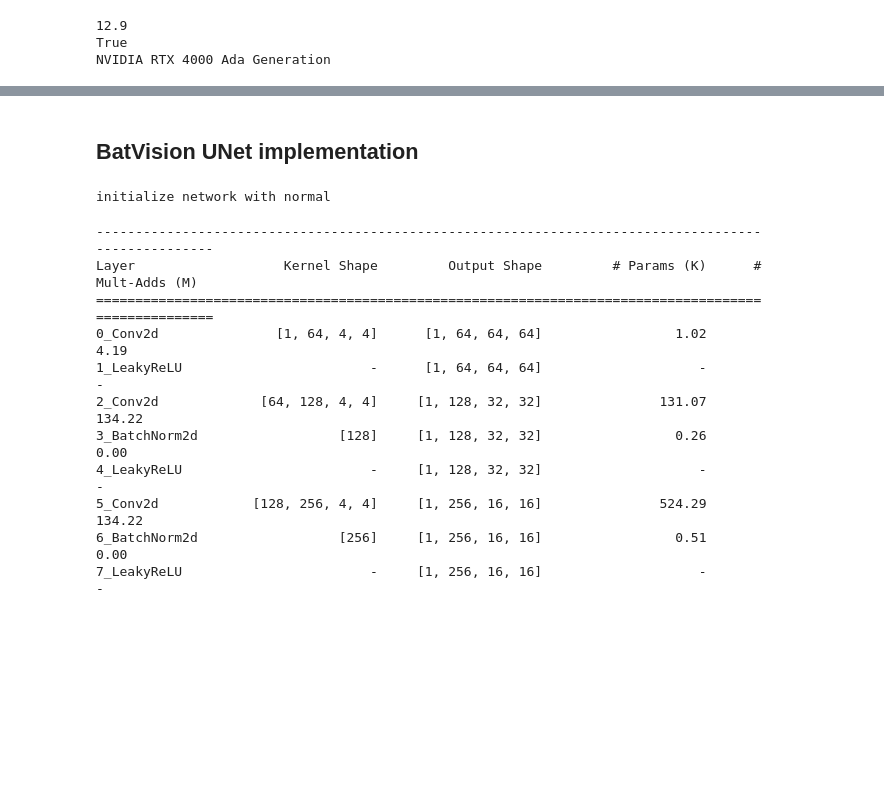
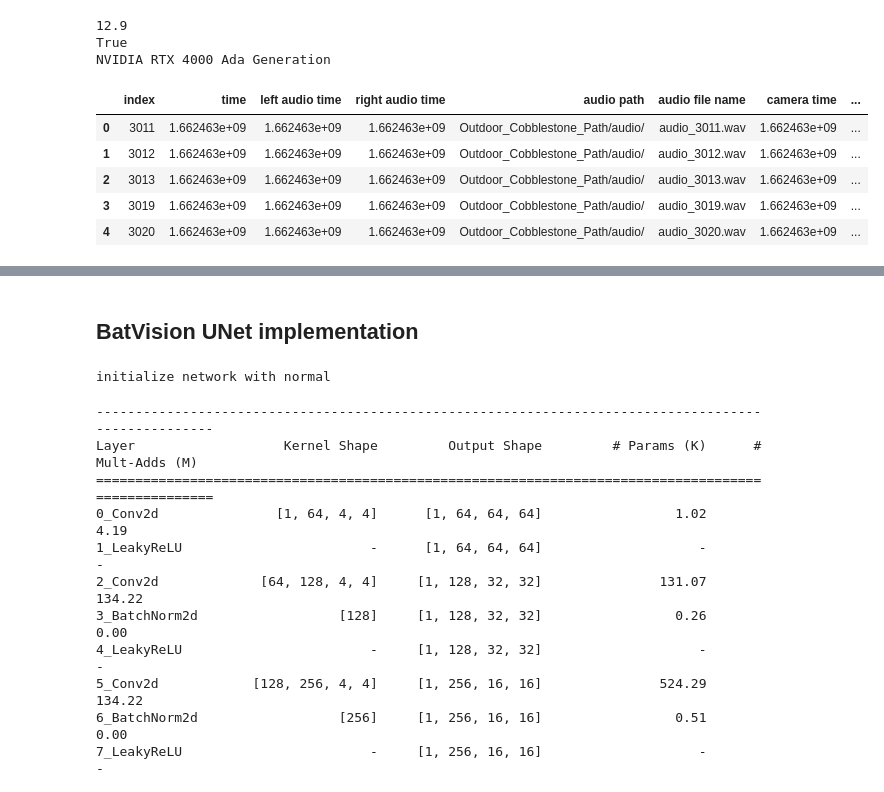
Before and after one commit to daniel-tomiwa/batvision, a Jupyter notebook: playground.ipynb, the cells around one changed output, grey strips where cells are left out. Saved outputs shown, nothing was run; the diff lists cells and outputs as text; code cells hidden in the pictures; blank space fills up the shorter version.

```diff
--- a/playground.ipynb
+++ b/playground.ipynb
@@ -8,3 +8,32 @@ print(torch.cuda.get_device_name(0))
 12.9
 True
 NVIDIA RTX 4000 Ada Generation
+# %%
+import os
+import pandas as pd
+import numpy as np
+import matplotlib.pyplot as plt
+
+
+root_dir = "/media/internal/nvme/daniel/batvision/data/BatvisionV2"
+annotation_file = "test.csv"
+
+location_list = os.listdir(root_dir)
+
+location_csv_paths = [os.path.join(root_dir, location, annotation_file) for location in location_list]
+
+instances = []
+
+for location_csv in location_csv_paths:
+    instances.append(pd.read_csv(location_csv))
+
+instances = pd.concat(instances)
+
+instances.head()
+# %% [output]
+|  | index | time | left audio time | right audio time | audio path | audio file name | camera time | ... |
+| 0 | 3011 | 1.662463e+09 | 1.662463e+09 | 1.662463e+09 | Outdoor_Cobblestone_Path/audio/ | audio_3011.wav | 1.662463e+09 | ... |
+| 1 | 3012 | 1.662463e+09 | 1.662463e+09 | 1.662463e+09 | Outdoor_Cobblestone_Path/audio/ | audio_3012.wav | 1.662463e+09 | ... |
+| 2 | 3013 | 1.662463e+09 | 1.662463e+09 | 1.662463e+09 | Outdoor_Cobblestone_Path/audio/ | audio_3013.wav | 1.662463e+09 | ... |
+| 3 | 3019 | 1.662463e+09 | 1.662463e+09 | 1.662463e+09 | Outdoor_Cobblestone_Path/audio/ | audio_3019.wav | 1.662463e+09 | ... |
+| 4 | 3020 | 1.662463e+09 | 1.662463e+09 | 1.662463e+09 | Outdoor_Cobblestone_Path/audio/ | audio_3020.wav | 1.662463e+09 | ... |
```
Also changed, not shown: parts of 7 cells of this notebook, 9 other files.
